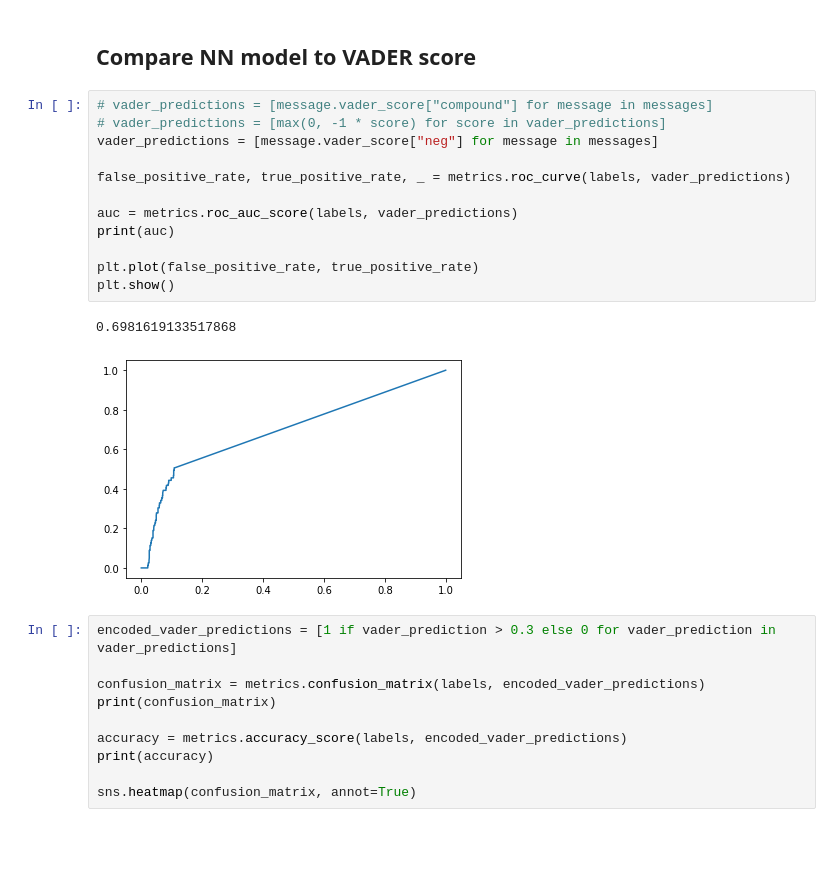
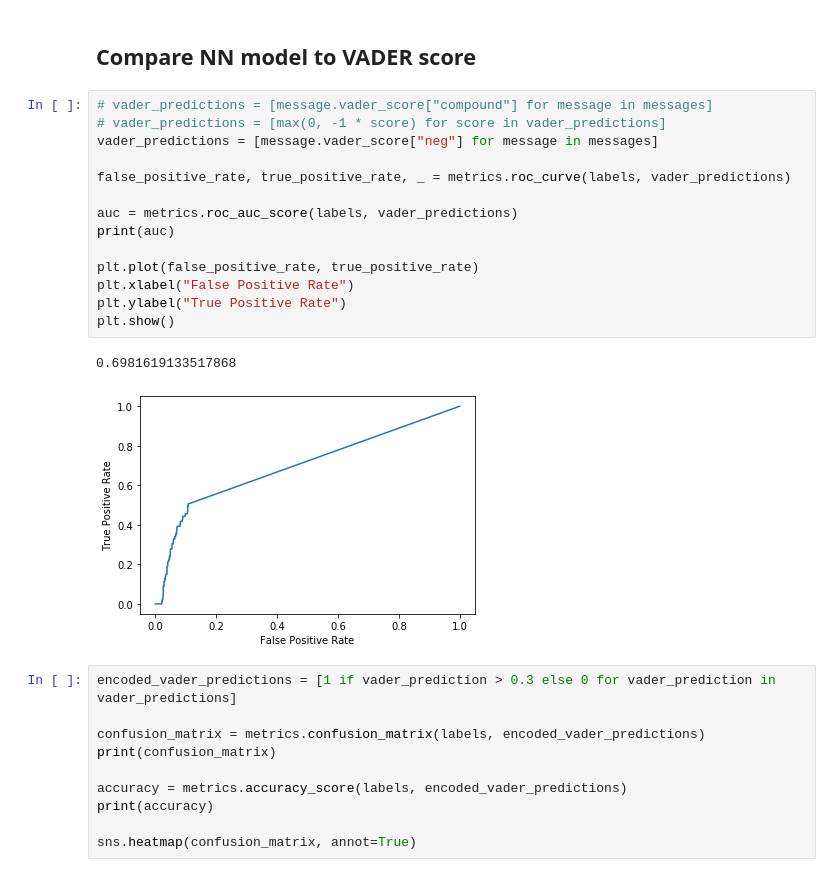
Before and after one commit to goatgoose/twitch_reader, a Jupyter notebook: toxic_comments/toxic_classifier.ipynb, the cells around one changed output. Drawn from its saved outputs; the diff is of its cells as text; blank space fills up the shorter version.

```diff
--- a/toxic_comments/toxic_classifier.ipynb
+++ b/toxic_comments/toxic_classifier.ipynb
@@ -222,18 +267,20 @@ sns.heatmap(confusion_matrix, annot=True)
 # %%
 # vader_predictions = [message.vader_score["compound"] for message in messages]
 # vader_predictions = [max(0, -1 * score) for score in vader_predictions]
 vader_predictions = [message.vader_score["neg"] for message in messages]
 
 false_positive_rate, true_positive_rate, _ = metrics.roc_curve(labels, vader_predictions)
 
 auc = metrics.roc_auc_score(labels, vader_predictions)
 print(auc)
 
 plt.plot(false_positive_rate, true_positive_rate)
+plt.xlabel("False Positive Rate")
+plt.ylabel("True Positive Rate")
 plt.show()
 # %% [output]
 0.6981619133517868
-[figure, old version]
+[figure, new version]
 # %%
 encoded_vader_predictions = [1 if vader_prediction > 0.3 else 0 for vader_prediction in vader_predictions]
 
```
Also changed, not shown: parts of 10 cells of this notebook, 5 other files.
